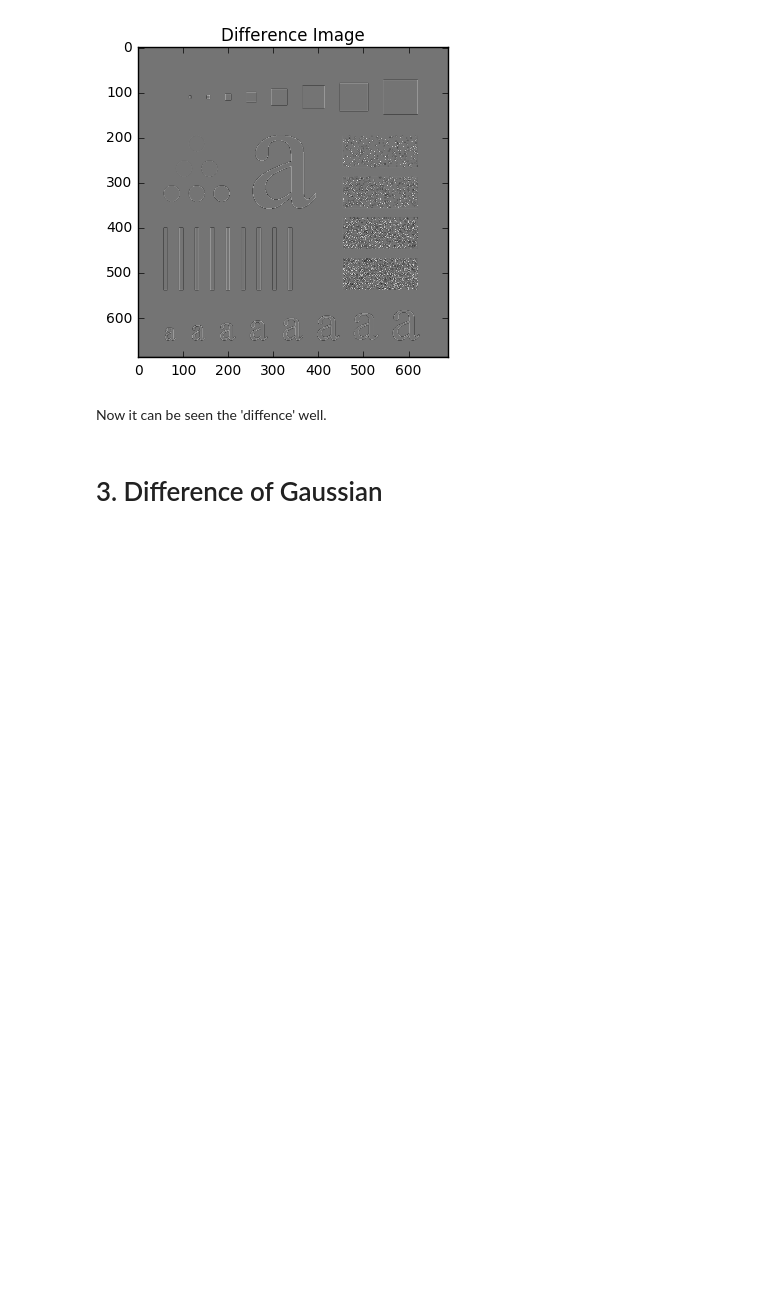
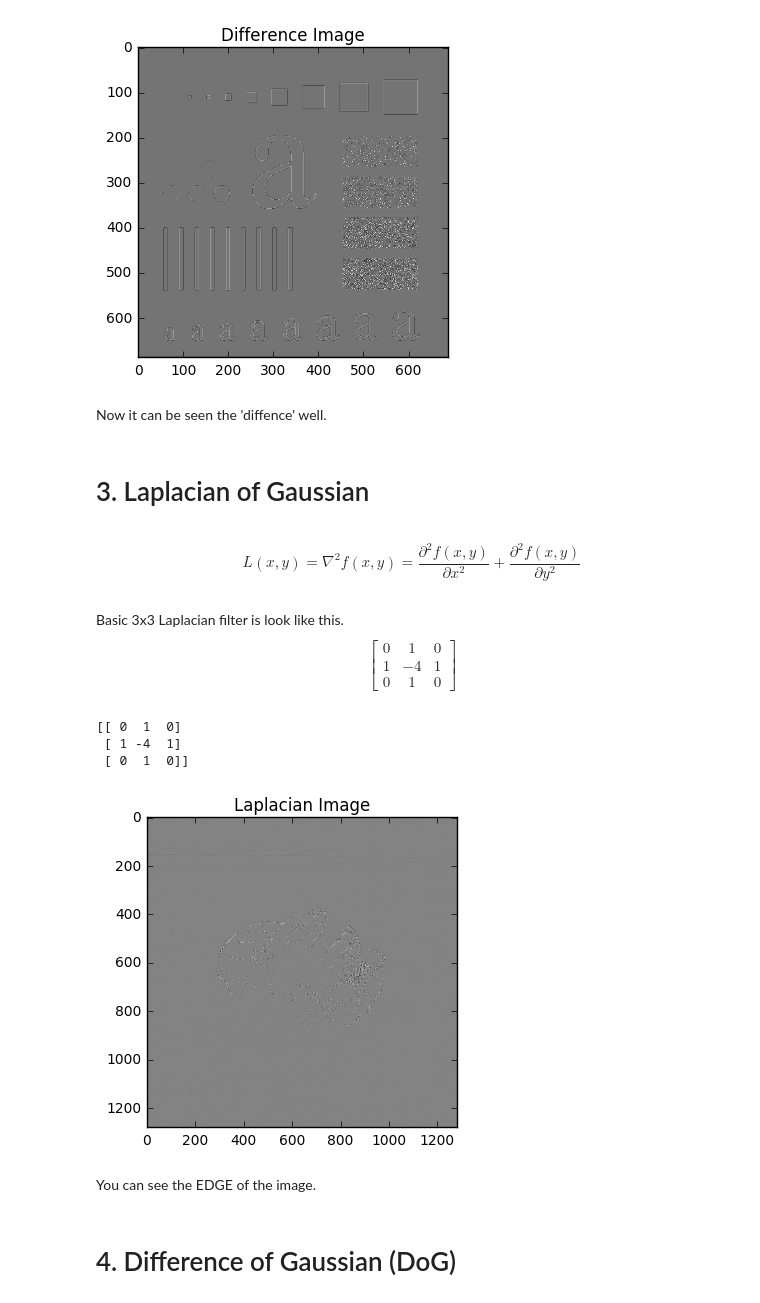
Before and after one commit to henniekim/digital_image_processing, a Jupyter notebook: filter.ipynb, the cells around one changed output. Saved outputs shown, nothing was run; the diff lists cells and outputs as text; code cells hidden in the pictures; blank space fills up the shorter version.

```diff
--- a/filter.ipynb
+++ b/filter.ipynb
@@ -94,4 +94,37 @@ plt.show()
 # %% [markdown]
 Now it can be seen the 'diffence' well.
 # %% [markdown]
-# 3. Difference of Gaussian
+# 3. Laplacian of Gaussian
+# %% [markdown]
+
+$$
+L(x,y)=\nabla^{2}{f(x,y)} = \frac{\partial^{2}{f(x,y)}}{\partial{x^{2}}} + \frac{\partial^{2}{f(x,y)}}{\partial{y^{2}}}
+$$
+# %% [markdown]
+Basic 3x3 Laplacian filter is look like this.
+$$
+\begin{bmatrix}
+0 & 1 & 0 \\
+1 & -4 & 1 \\
+0 & 1 & 0
+\end{bmatrix}
+$$
+# %%
+laplacian_filter = np.array([[0,1,0],[1,-4,1],[0,1,0]])
+print(laplacian_filter)
+# %% [output]
+[[ 0  1  0]
+ [ 1 -4  1]
+ [ 0  1  0]]
+# %%
+laplacian_image = signal.convolve2d(GRAY_img, laplacian_filter, mode='same')
+# %%
+plt.imshow(laplacian_image, cmap='gray')
+plt.title('Laplacian Image')
+plt.show()
+# %% [output]
+[figure, added]
+# %% [markdown]
+You can see the EDGE of the image.
+# %% [markdown]
+# 4. Difference of Gaussian (DoG)
```
Also changed, not shown: parts of 22 cells of this notebook.
